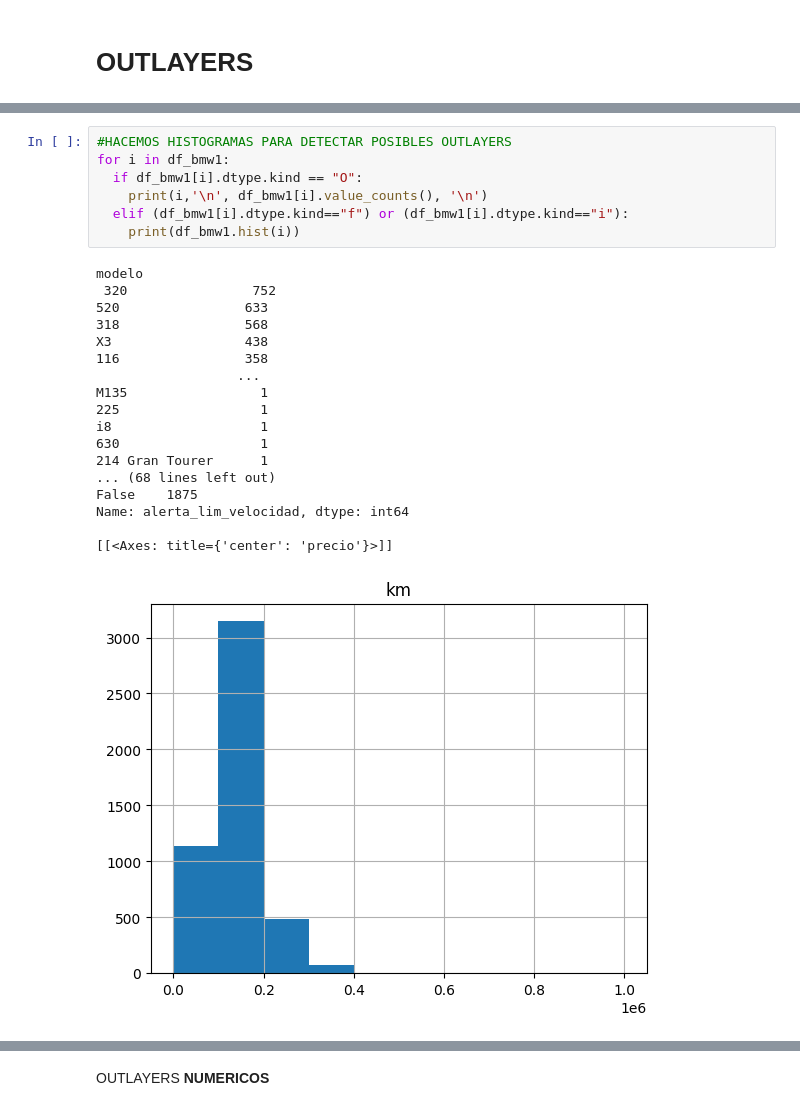
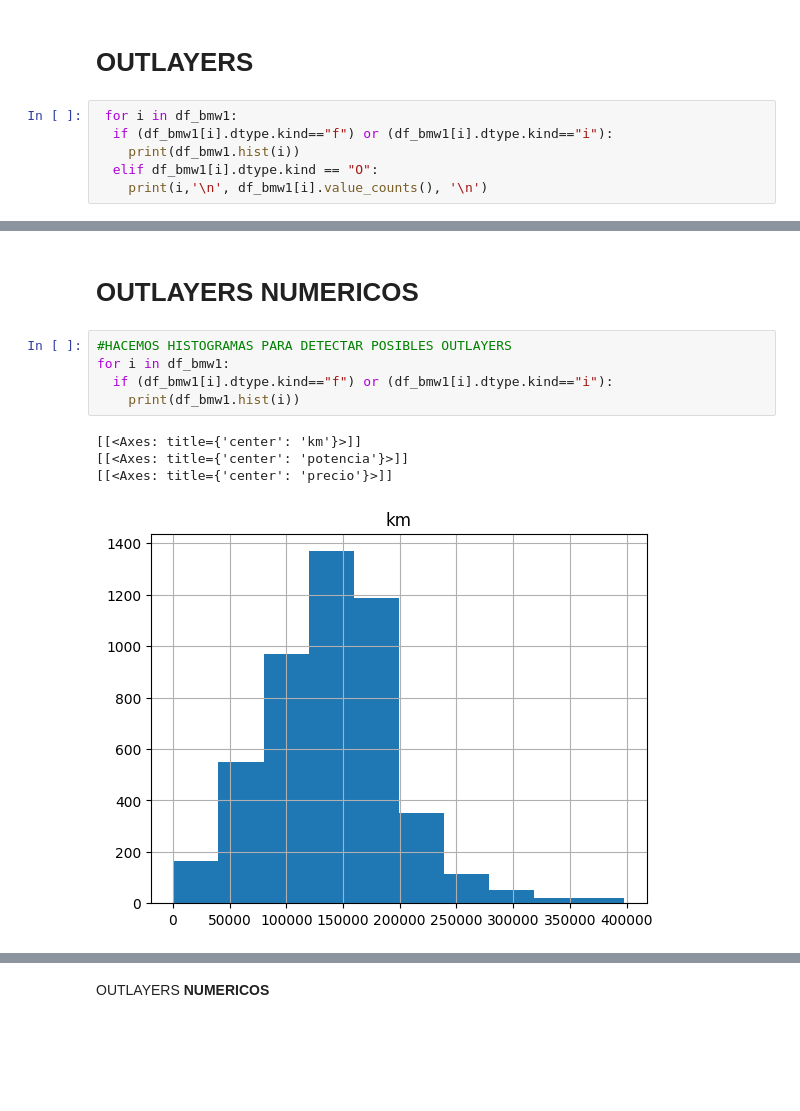
Before and after one commit to rulogar1234/nuclio-1, a Jupyter notebook: 1er_Entregable.ipynb, the cells around one changed output, grey strips where cells are left out. Cells and saved outputs as stored; diff of their text form; blank space fills up the shorter version.

```diff
--- a/1er_Entregable.ipynb
+++ b/1er_Entregable.ipynb
@@ -83,3 +83,9 @@ len(df_bmw1)
 4843
 # %% [markdown]
 # **OUTLAYERS**
+# %%
+ for i in df_bmw1:
+  if (df_bmw1[i].dtype.kind=="f") or (df_bmw1[i].dtype.kind=="i"):
+    print(df_bmw1.hist(i))
+  elif df_bmw1[i].dtype.kind == "O":
+    print(i,'\n', df_bmw1[i].value_counts(), '\n')
@@ -86,26 +113,12 @@ len(df_bmw1)
+# %% [markdown]
+# OUTLAYERS **NUMERICOS**
 # %%
 #HACEMOS HISTOGRAMAS PARA DETECTAR POSIBLES OUTLAYERS
 for i in df_bmw1:
-  if df_bmw1[i].dtype.kind == "O":
-    print(i,'\n', df_bmw1[i].value_counts(), '\n')
-  elif (df_bmw1[i].dtype.kind=="f") or (df_bmw1[i].dtype.kind=="i"):
+  if (df_bmw1[i].dtype.kind=="f") or (df_bmw1[i].dtype.kind=="i"):
     print(df_bmw1.hist(i))
 # %% [output]
-modelo
- 320                752
-520                633
-318                568
-X3                 438
-116                358
-                  ...
-M135                 1
-225                  1
-i8                   1
-630                  1
-214 Gran Tourer      1
-... (68 lines left out)
-False    1875
-Name: alerta_lim_velocidad, dtype: int64
-
+[[<Axes: title={'center': 'km'}>]]
+[[<Axes: title={'center': 'potencia'}>]]
 [[<Axes: title={'center': 'precio'}>]]
-[figure, old version]
+[figure, new version]
```
Also changed, not shown: parts of 52 cells of this notebook.
